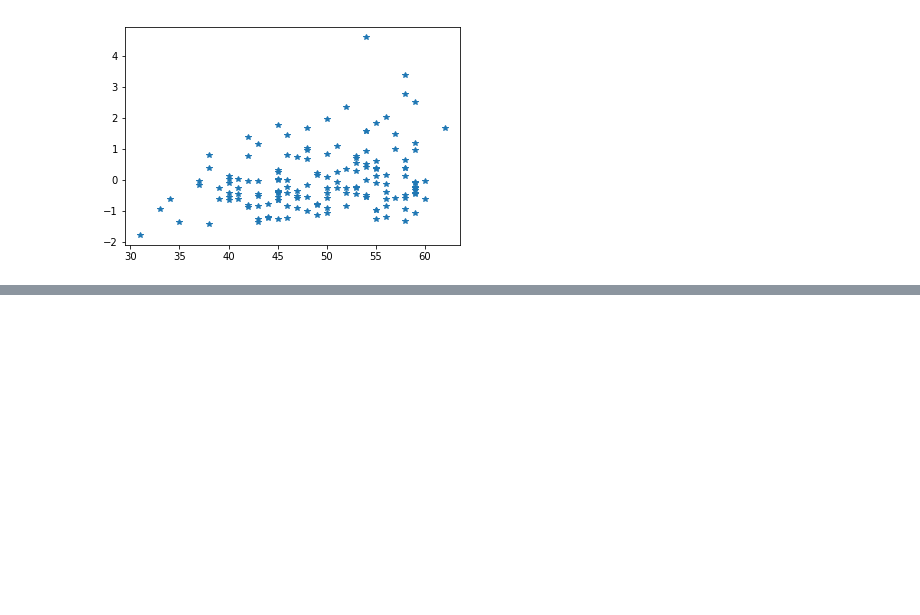
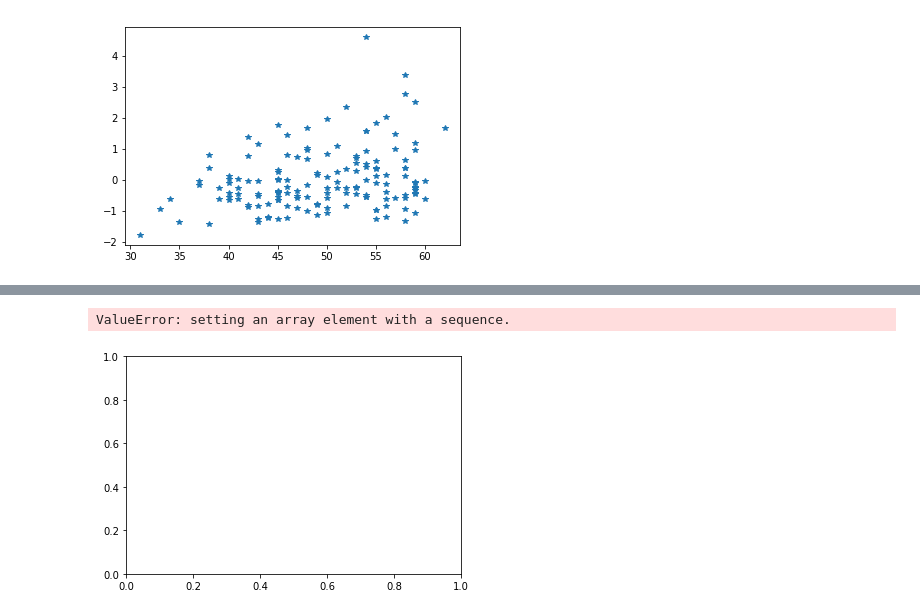
Before and after one commit to mhipona/cmsc320-mhipona, a Jupyter notebook: project2/project2.ipynb, the cells around one changed output, grey strips where cells are left out. Cells and saved outputs as stored; diff of their text form; code cells hidden in the pictures; blank space fills up the shorter version.

```diff
--- a/project2/project2.ipynb
+++ b/project2/project2.ipynb
@@ -218,0 +233,26 @@ plt.plot(group5['winning_percentage'],group5['Standardized_Payroll'],'*')
+# %%
+## Problem 8
+
+efficiency = []
+
+for index, row in group_table.iterrows():
+    efficiency.append(group_table['winning_percentage'] - 50 + 2.5 * group_table['Standardized_Payroll'])
+
+group_table['efficiency'] = efficiency
+# %%
+import matplotlib.pyplot as plt
+import numpy as np
+%matplotlib inline
+
+group_table.sort_values("yearID", ascending=True)
+temp_result = group_table[group_table['yearID'] > 1990]
+temp_result = temp_result[temp_result['yearID'] <= 2014]
+teams = temp_result['teamID'].drop_duplicates()
+temp_result = temp_result[['yearID', 'teamID', 'efficiency']]
+temp_result = temp_result.set_index('teamID')
+
+for t in teams:
+    plt.plot(temp_result.loc[t,'yearID'],temp_result.loc[t,'efficiency'], color=np.random.rand(3,1))
+# %% [output]
+ValueError: setting an array element with a sequence.
+[figure, added]
```
Also changed, not shown: parts of 2 cells of this notebook.
